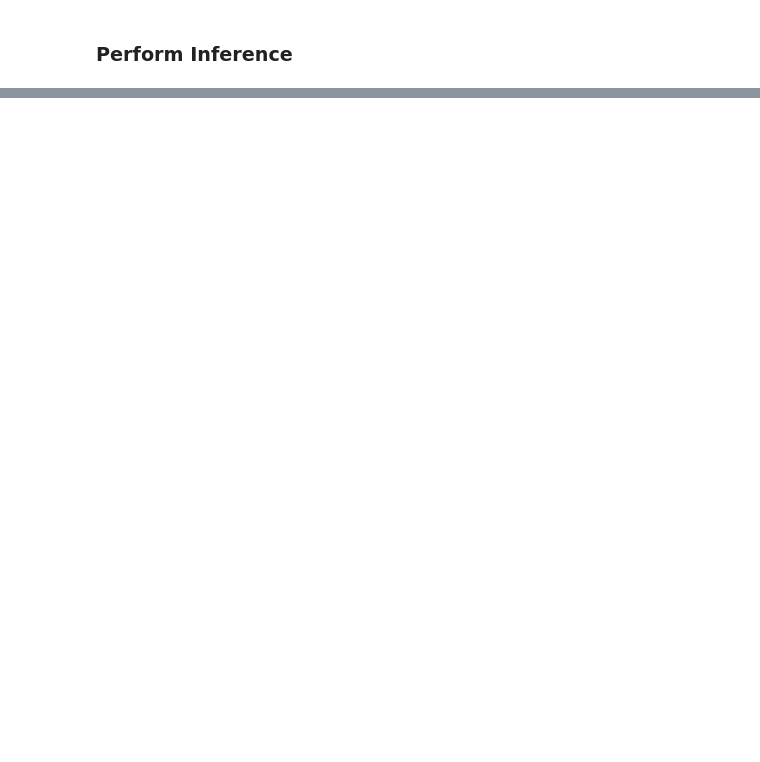
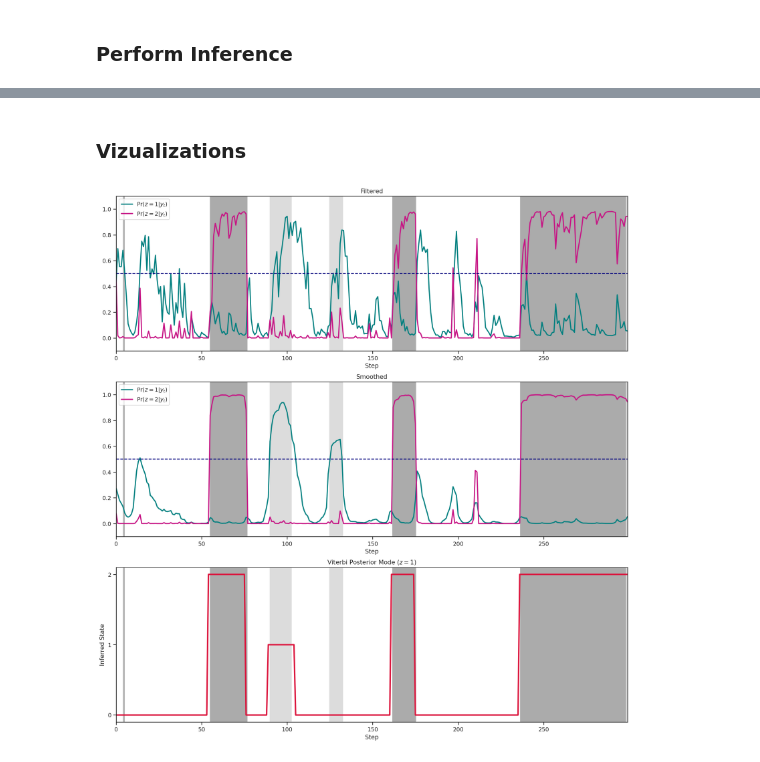
Before and after one commit to CorpuzKB/PML-Advance-Topics-notebooks, a Jupyter notebook: HMM_Inference__TensorFlow.ipynb, the cells around one changed output, grey strips where cells are left out. Saved outputs shown, nothing was run; the diff lists cells and outputs as text; code cells hidden in the pictures; blank space fills up the shorter version.

```diff
--- a/HMM_Inference__TensorFlow.ipynb
+++ b/HMM_Inference__TensorFlow.ipynb
@@ -174,0 +232,27 @@ plt.show()
+# %%
+Inference = HMM_Inference(A, B, states_0, observations)
+prob_filtered, Z_filtered= Inference.Forward()
+prob_smoothed, β = Inference.Backward(prob_filtered, Z_filtered)
+states_Viterbi = Inference.Viterbi()
+# %% [markdown]
+### Vizualizations
+# %%
+fig, axes = plt.subplots(3, 1, figsize=(18, 19))
+title = ['Filtered', 'Smoothed']
+data = [prob_filtered[0, :, 1], prob_filtered[0, :, 2],
+        prob_smoothed[0, :, 1], prob_smoothed[0, :, 2]]
+
+for i in range(2):
+  axes[i].imshow(true_states[None, 0, :], extent=(0, num_steps - 1, -0.1, 1.1), cmap='Greys', alpha=0.33, aspect='auto')
+  axes[i].plot(data[2*i], label='$\Pr(z=1|y_t)$', color='teal', linewidth=2.2)
+  axes[i].plot(data[2*i + 1], label='$\Pr(z=2|y_t)$', color='mediumvioletred', linewidth=2.2)
+  axes[i].axhline(0.5, color = 'navy', linestyle='--')
+  axes[i].set(xlabel='Step', title=title[i])
+  axes[i].legend(loc='upper left');
+
+axes[2].plot(states_Viterbi[0, :], color='crimson', linewidth=2.8)
+axes[2].imshow(true_states[None, 0, :], extent=(0, num_steps - 1, -0.1, num_states - 0.9), cmap='Greys', alpha=0.33, aspect='auto')
+axes[2].set(xlabel='Step', ylabel='Inferred State', title='Viterbi Posterior Mode ($z=1$)', yticks=np.arange(0, 3, 1))
+plt.show()
+# %% [output]
+[figure, added]
```
Also changed, not shown: parts of 21 cells of this notebook.
